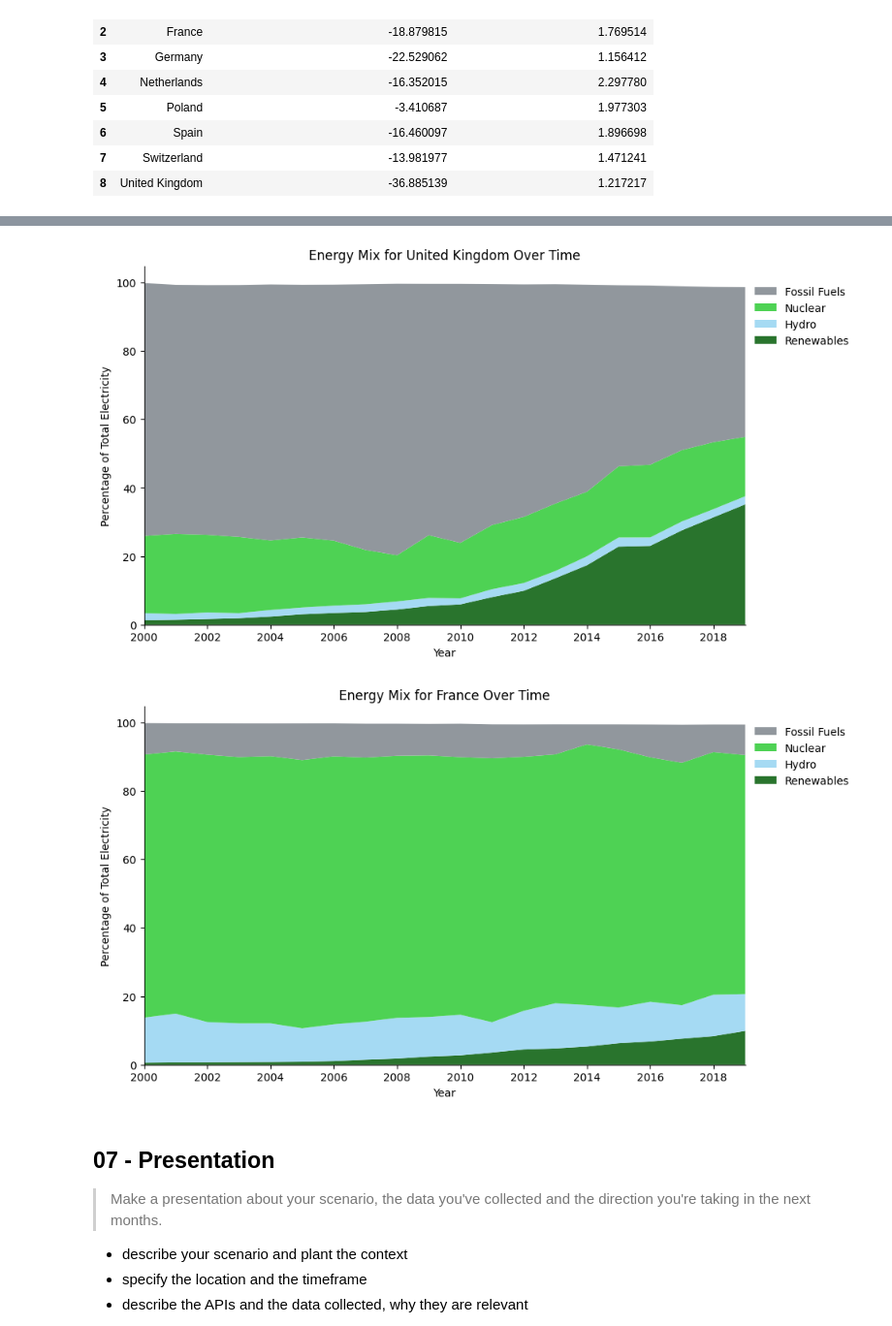
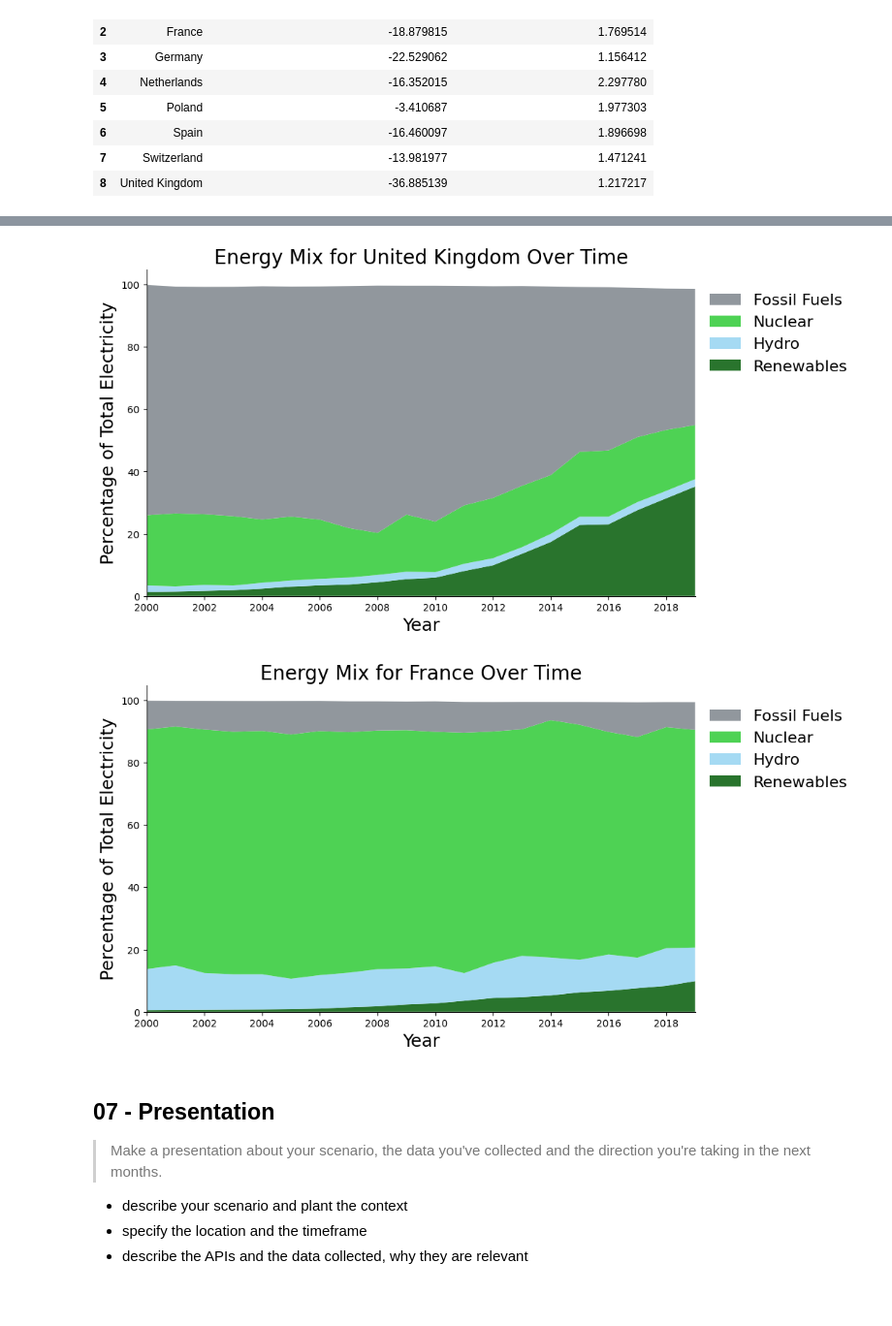
Before and after one commit to cedrickopp-esmt/data_wrangling_team_pluto, a Jupyter notebook: Team_pluto_part03.ipynb, the cells around one changed output, grey strips where cells are left out. Shown: that part at 97% size. Drawn from its saved outputs; the diff is of its cells as text; code cells hidden in the pictures; blank space fills up the shorter version.

```diff
--- a/Team_pluto_part03.ipynb
+++ b/Team_pluto_part03.ipynb
@@ -128,12 +130,6 @@ countries = ['Australia', 'Belgium', 'France', 'Germany',
 
 
 fig, ax = plt.subplots(figsize=(12, 8))
-ax.set_title('Greenhouse Gas Emissions vs. Environmental Spend', pad=20, fontsize=14)
-ax.set_xlabel('Total Greenhouse Gas Emissions (Mt CO2e)', labelpad=10, fontsize=12)
-ax.set_ylabel('Environmental Spend (Millions of US$)', labelpad=10, fontsize=12)
-ax.grid(False)
-ax.set_xlim(0, 1150)
-ax.set_ylim(0, 75000)
 
 worldb_years = worldb[worldb['Country'].isin(countries)]['Year'].unique()
 oecd_years = oecd[oecd['Reference area'].isin(countries)]['TIME_PERIOD'].unique()
@@ -142,12 +138,12 @@ available_years = sorted(set(worldb_years) & set(oecd_years))
 
 def animate(year):
     ax.clear()
-    ax.set_title(f'Greenhouse Gas Emissions vs. Environmental Spend ({year})', pad=20, fontsize=14)
-    ax.set_xlabel('Total Greenhouse Gas Emissions (Mt CO2e)', labelpad=10, fontsize=12)
-    ax.set_ylabel('Environmental Spend (Millions of US$)', labelpad=10, fontsize=12)
+    ax.set_title(f'Greenhouse Gas Emissions vs. Environmental Spend ({year})', pad=20, fontsize=20)
+    ax.set_xlabel('Total Greenhouse Gas Emissions (Mt CO2e)', labelpad=10, fontsize=18)
+    ax.set_ylabel('Environmental Spend (Billions of US$)', labelpad=10, fontsize=18)
     ax.grid(False)
     ax.set_xlim(0, 1150)
-    ax.set_ylim(0, 75000)
+    ax.set_ylim(0, 75)
 
     worldb_year = worldb[(worldb['Year'] == year) &
                          (worldb['Country'].isin(countries))].set_index('Country')
@@ -161,7 +157,7 @@ def animate(year):
         return scatter, trendline, year_text
 
     x_values = [worldb_year.loc[c, 'Total greenhouse gas emissions including LULUCF (Mt CO2e)'] for c in common_countries]
-    y_values = [oecd_year_agg.loc[c, 'Environmental_spend'] for c in common_countries]
+    y_values = [oecd_year_agg.loc[c, 'Environmental_spend'] / 1000 for c in common_countries]
     gdp_values = [worldb_year.loc[c, 'GDP (current US$)'] for c in common_countries]
 
     min_gdp = min(gdp_values) if gdp_values else 1
@@ -425,39 +421,39 @@ for country in countries:
     plt.figure(figsize=(10, 6))
 
     colors = ["#1D6D21", "#a0d8f3", "#44d04b", "#8b9298"]
     plt.stackplot(
         country_data['Year'],
         country_data[columns[0]],
         country_data[columns[3]],
         country_data[columns[1]],
         country_data[columns[2]],
         labels=['Renewables', 'Hydro', 'Nuclear', 'Fossil Fuels'],
         colors=colors,
         alpha=0.95,
     )
 
-    plt.title(f'Energy Mix for {country} Over Time')
-    plt.xlabel('Year')
-    plt.ylabel('Percentage of Total Electricity')
+    plt.title(f'Energy Mix for {country} Over Time', fontsize=20)
+    plt.xlabel('Year',fontsize=18)
+    plt.ylabel('Percentage of Total Electricity', fontsize=18)
 
     handles, labels = plt.gca().get_legend_handles_labels()
     handles = handles[::-1]
     labels = labels[::-1]
-    plt.legend(handles, labels, loc='upper left', bbox_to_anchor=(1.0, 0.97), frameon=False)
+    plt.legend(handles, labels, loc='upper left', bbox_to_anchor=(1.0, 0.97), frameon=False, fontsize=16)
 
     ax = plt.gca()
     ax.set_xlim(country_data['Year'].min(), country_data['Year'].max())
     ax.margins(x=0)
 
     plt.gca().spines['top'].set_visible(False)
     plt.gca().spines['right'].set_visible(False)
 
     plt.gca().xaxis.set_major_locator(plt.MaxNLocator(integer=True))
 
     plt.show()
 # %% [output]
-[figure, old version]
+[figure, new version]
-[figure, old version]
+[figure, new version]
 # %% [markdown]
 ## 07 - Presentation
 
```
Also changed, not shown: parts of 5 cells of this notebook, 2 other files.
